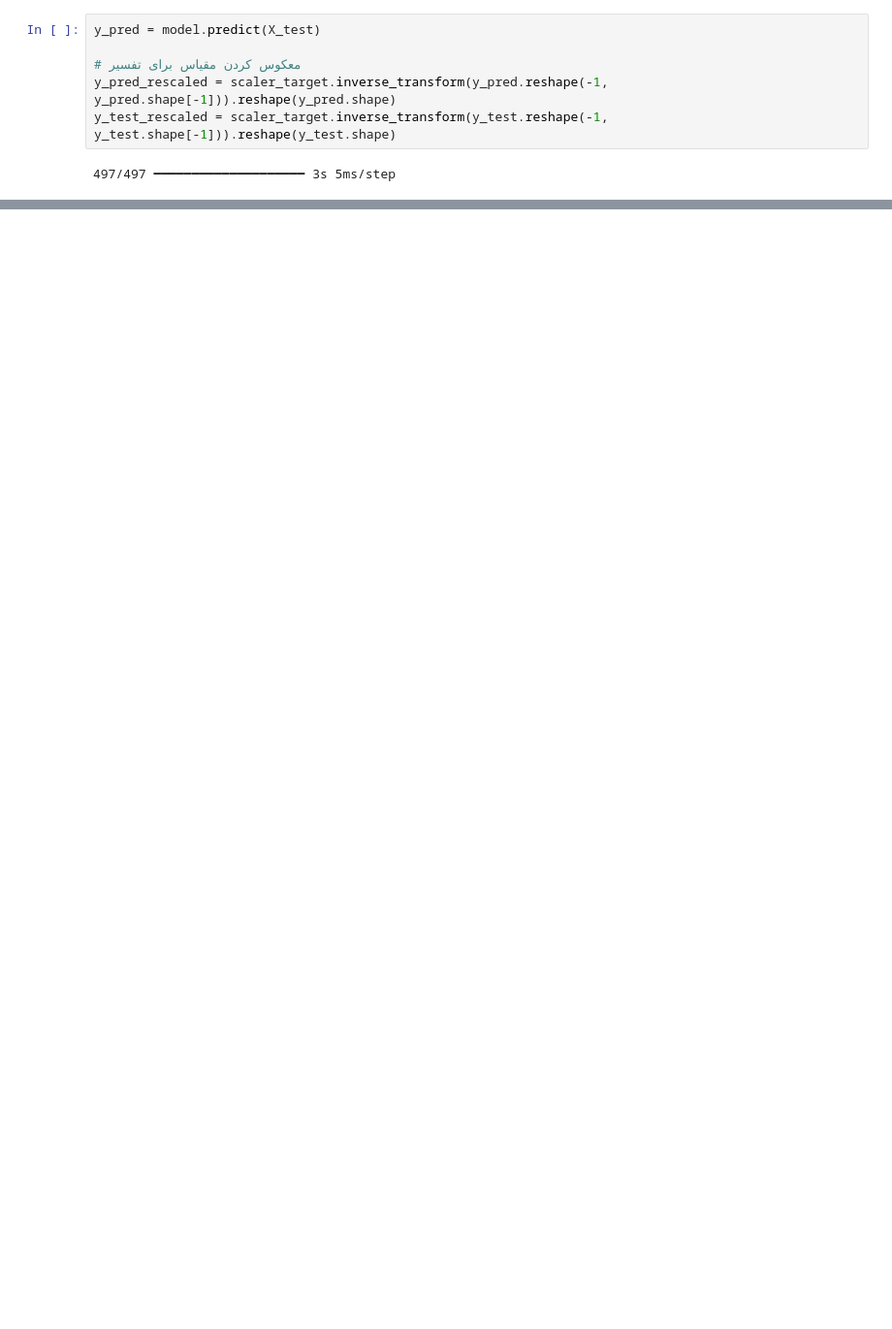
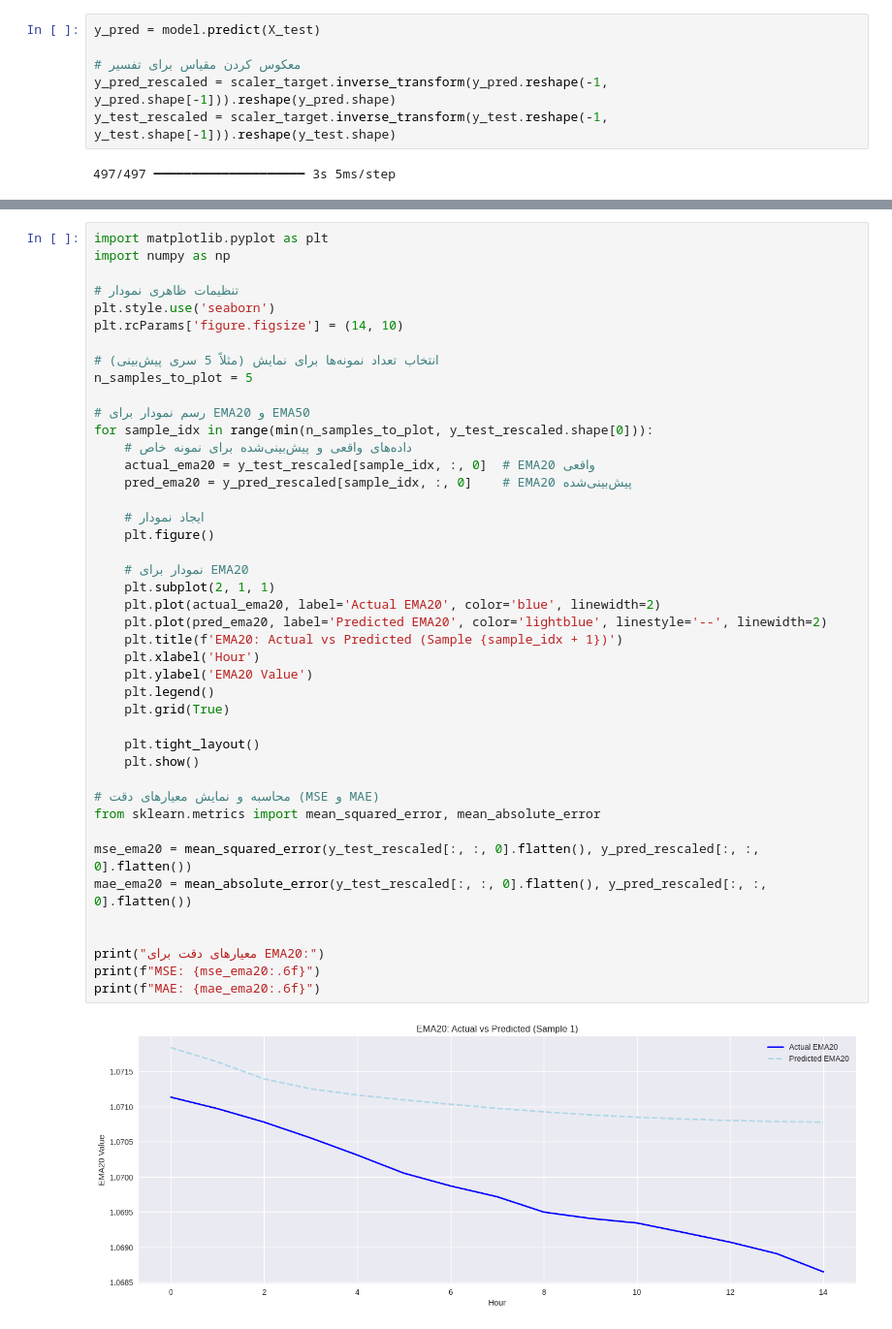
Before and after one commit to mostafamhmdi/alpha-niroo, a Jupyter notebook: predict-ema.ipynb, the cells around one changed output, grey strips where cells are left out. Shown at 97% size. Saved outputs shown, nothing was run; the diff lists cells and outputs as text; blank space fills up the shorter version.

```diff
--- a/predict-ema.ipynb
+++ b/predict-ema.ipynb
@@ -325,0 +326,45 @@ array([[1.07113321, 1.07180872],
+# %%
+import matplotlib.pyplot as plt
+import numpy as np
+
+# تنظیمات ظاهری نمودار
+plt.style.use('seaborn')
+plt.rcParams['figure.figsize'] = (14, 10)
+
+# انتخاب تعداد نمونه‌ها برای نمایش (مثلاً 5 سری پیش‌بینی)
+n_samples_to_plot = 5
+
+# رسم نمودار برای EMA20 و EMA50
+for sample_idx in range(min(n_samples_to_plot, y_test_rescaled.shape[0])):
+    # داده‌های واقعی و پیش‌بینی‌شده برای نمونه خاص
+    actual_ema20 = y_test_rescaled[sample_idx, :, 0]  # EMA20 واقعی
+    pred_ema20 = y_pred_rescaled[sample_idx, :, 0]    # EMA20 پیش‌بینی‌شده
+
+    # ایجاد نمودار
+    plt.figure()
+
+    # نمودار برای EMA20
+    plt.subplot(2, 1, 1)
+    plt.plot(actual_ema20, label='Actual EMA20', color='blue', linewidth=2)
+    plt.plot(pred_ema20, label='Predicted EMA20', color='lightblue', linestyle='--', linewidth=2)
+    plt.title(f'EMA20: Actual vs Predicted (Sample {sample_idx + 1})')
+    plt.xlabel('Hour')
+    plt.ylabel('EMA20 Value')
+    plt.legend()
+    plt.grid(True)
+
+    plt.tight_layout()
+    plt.show()
+
+# محاسبه و نمایش معیارهای دقت (MSE و MAE)
+from sklearn.metrics import mean_squared_error, mean_absolute_error
+
+mse_ema20 = mean_squared_error(y_test_rescaled[:, :, 0].flatten(), y_pred_rescaled[:, :, 0].flatten())
+mae_ema20 = mean_absolute_error(y_test_rescaled[:, :, 0].flatten(), y_pred_rescaled[:, :, 0].flatten())
+
+
+print("معیارهای دقت برای EMA20:")
+print(f"MSE: {mse_ema20:.6f}")
+print(f"MAE: {mae_ema20:.6f}")
+# %% [output]
+[figure, added]
```
Also changed, not shown: parts of 12 cells of this notebook.
